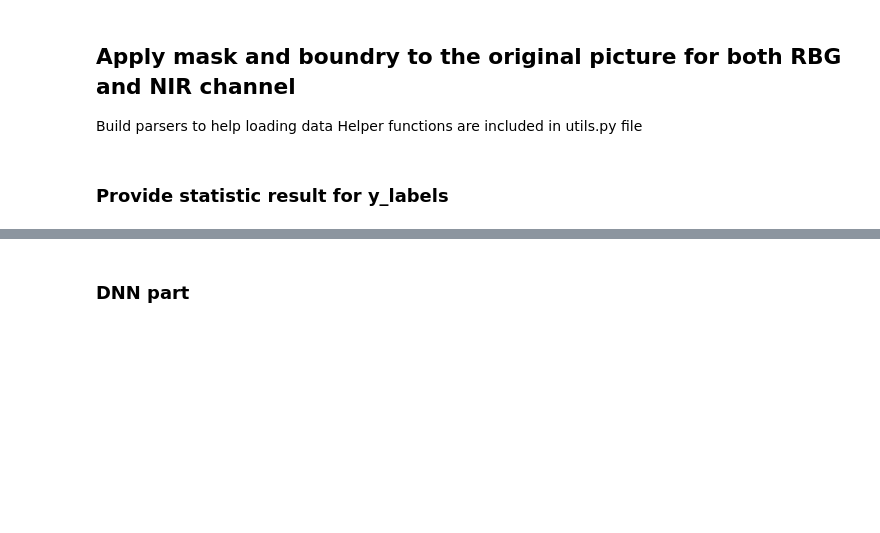
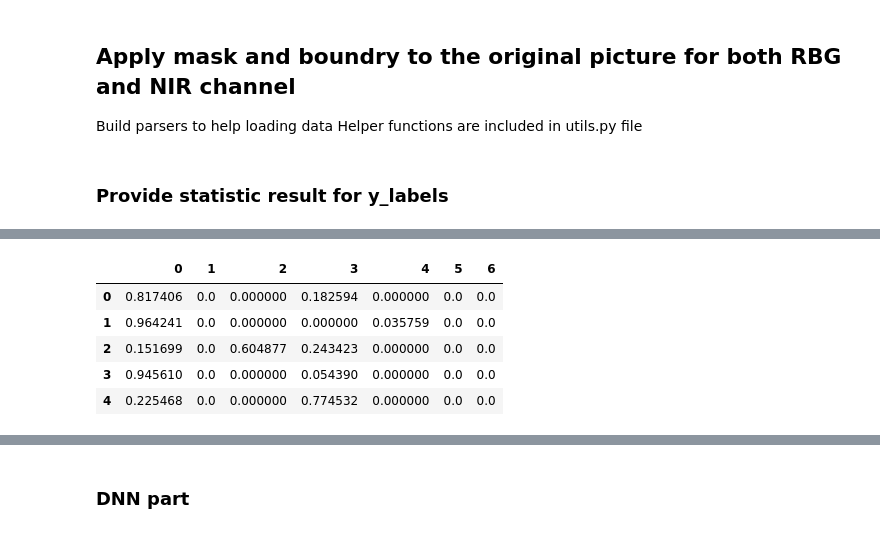
Before and after one commit to ZhuqingZhang0422/Vision-for-Agriculture, a Jupyter notebook: Vision-for-Agriculture.ipynb, the cells around one changed output, grey strips where cells are left out. Saved outputs shown, nothing was run; the diff lists cells and outputs as text; code cells hidden in the pictures; blank space fills up the shorter version.

```diff
--- a/Vision-for-Agriculture.ipynb
+++ b/Vision-for-Agriculture.ipynb
@@ -281,0 +282,10 @@ plt.show()
+# %%
+df = pd.DataFrame(np.hstack((bg,y_train)))
+df.head()
+# %% [output]
+|  | 0 | 1 | 2 | 3 | 4 | 5 | 6 |
+| 0 | 0.817406 | 0.0 | 0.000000 | 0.182594 | 0.000000 | 0.0 | 0.0 |
+| 1 | 0.964241 | 0.0 | 0.000000 | 0.000000 | 0.035759 | 0.0 | 0.0 |
+| 2 | 0.151699 | 0.0 | 0.604877 | 0.243423 | 0.000000 | 0.0 | 0.0 |
+| 3 | 0.945610 | 0.0 | 0.000000 | 0.054390 | 0.000000 | 0.0 | 0.0 |
+| 4 | 0.225468 | 0.0 | 0.000000 | 0.774532 | 0.000000 | 0.0 | 0.0 |
```
Also changed, not shown: parts of 5 cells of this notebook, 1 other file.
